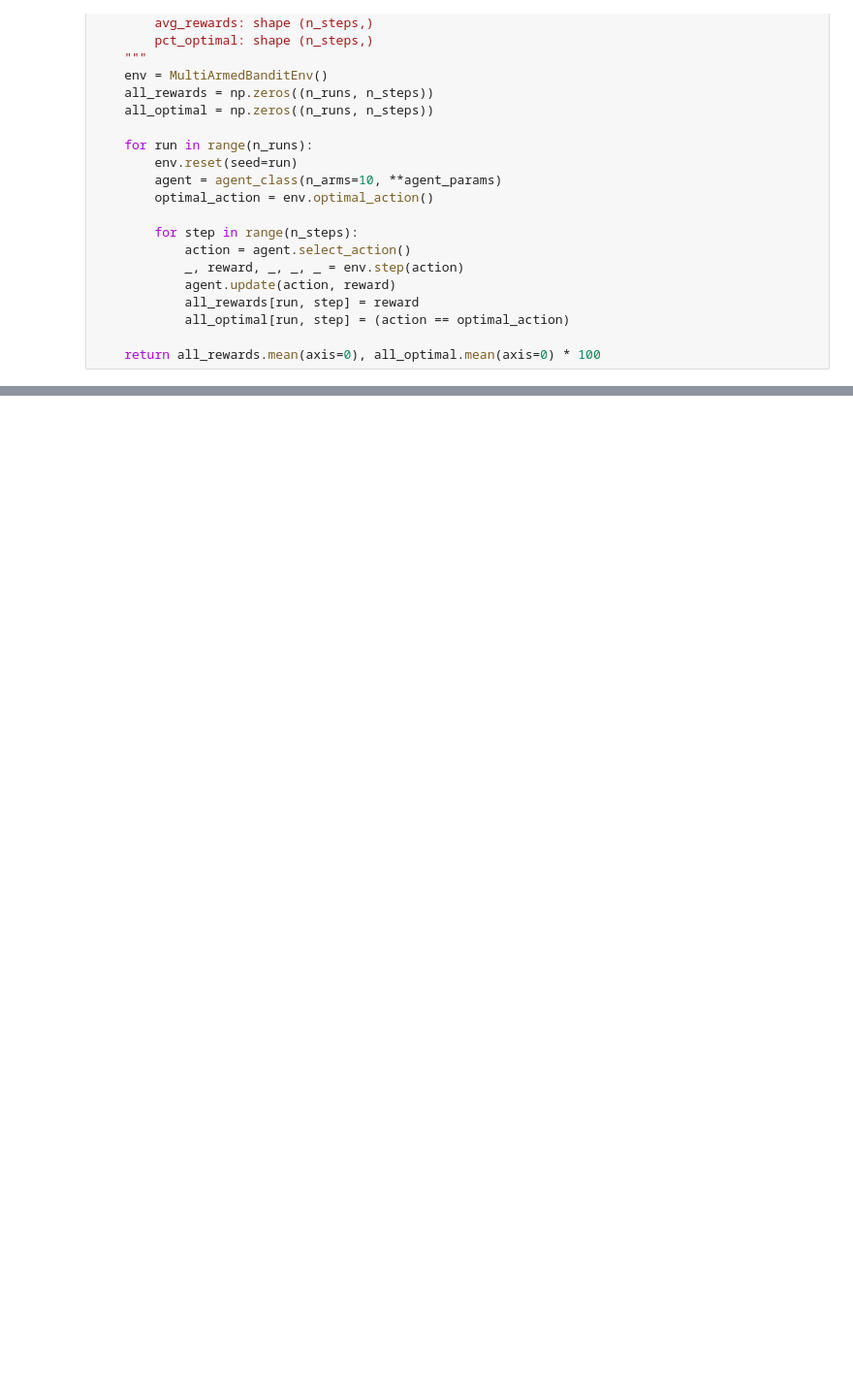
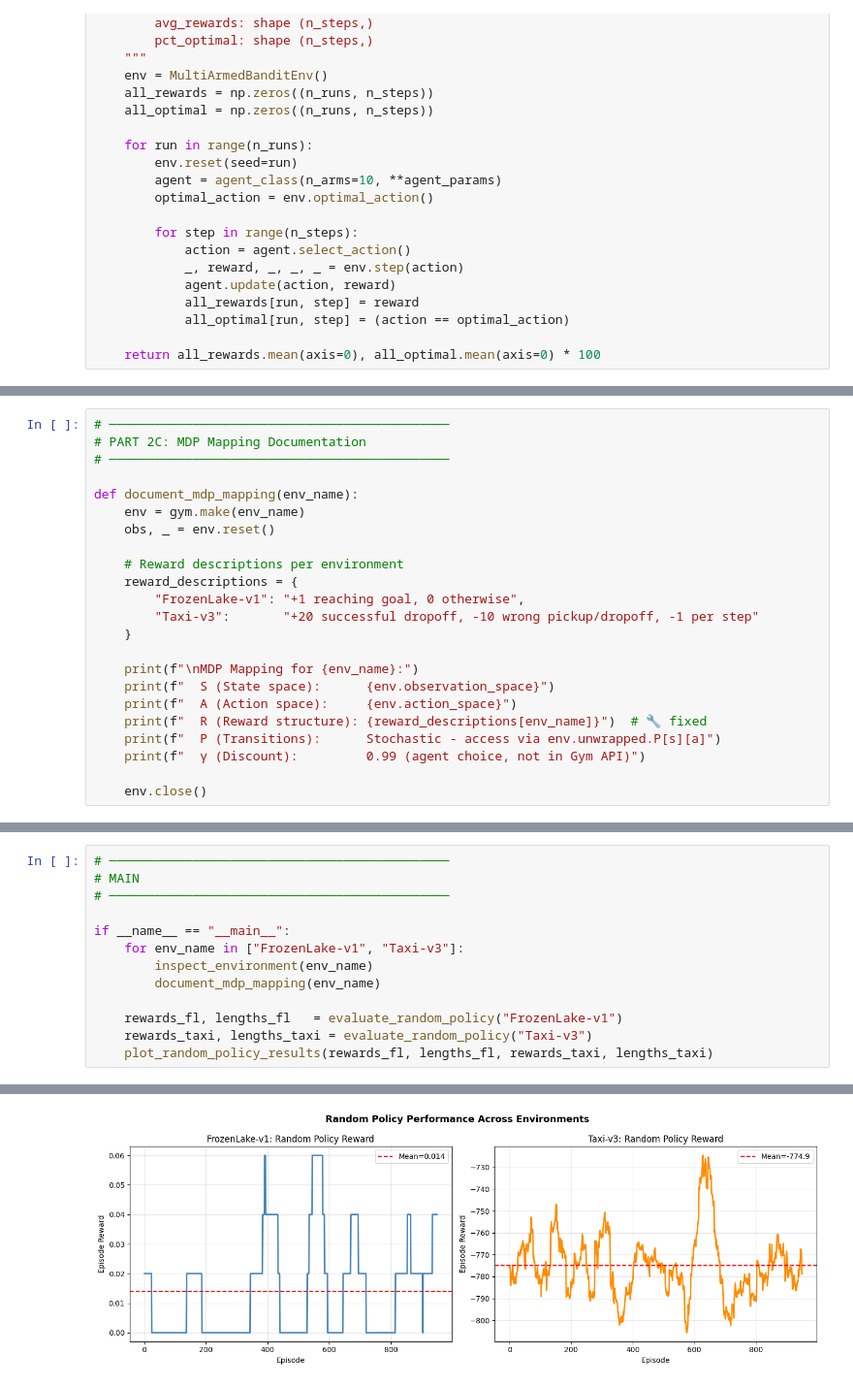
Before and after one commit to sanad0123/Reinforcement-Learning-MSDS684, a Jupyter notebook: Lab_1.ipynb, the cells around one changed output, grey strips where cells are left out. Shown at 97% size. Cells and saved outputs as stored; diff of their text form; blank space fills up the shorter version.

```diff
--- a/Lab_1.ipynb
+++ b/Lab_1.ipynb
@@ -114,0 +310,23 @@ if __name__ == "__main__":
+# %%
+# ─────────────────────────────────────────────
+# PART 2C: MDP Mapping Documentation
+# ─────────────────────────────────────────────
+
+def document_mdp_mapping(env_name):
+    env = gym.make(env_name)
+    obs, _ = env.reset()
+
+    # Reward descriptions per environment
+    reward_descriptions = {
+        "FrozenLake-v1": "+1 reaching goal, 0 otherwise",
+        "Taxi-v3":       "+20 successful dropoff, -10 wrong pickup/dropoff, -1 per step"
+    }
+
+    print(f"\nMDP Mapping for {env_name}:")
+    print(f"  S (State space):      {env.observation_space}")
+    print(f"  A (Action space):     {env.action_space}")
+    print(f"  R (Reward structure): {reward_descriptions[env_name]}")  # 🔧 fixed
+    print(f"  P (Transitions):      Stochastic - access via env.unwrapped.P[s][a]")
+    print(f"  γ (Discount):         0.99 (agent choice, not in Gym API)")
+
+    env.close()
@@ -114,0 +366,14 @@ if __name__ == "__main__":
+# %%
+# ─────────────────────────────────────────────
+# MAIN
+# ─────────────────────────────────────────────
+
+if __name__ == "__main__":
+    for env_name in ["FrozenLake-v1", "Taxi-v3"]:
+        inspect_environment(env_name)
+        document_mdp_mapping(env_name)
+
+    rewards_fl, lengths_fl   = evaluate_random_policy("FrozenLake-v1")
+    rewards_taxi, lengths_taxi = evaluate_random_policy("Taxi-v3")
+    plot_random_policy_results(rewards_fl, lengths_fl, rewards_taxi, lengths_taxi)
+# %% [output]
@@ -114,0 +397 @@ if __name__ == "__main__":
+[figure, added]
```
Also changed, not shown: parts of 12 cells of this notebook, 5 other files.
